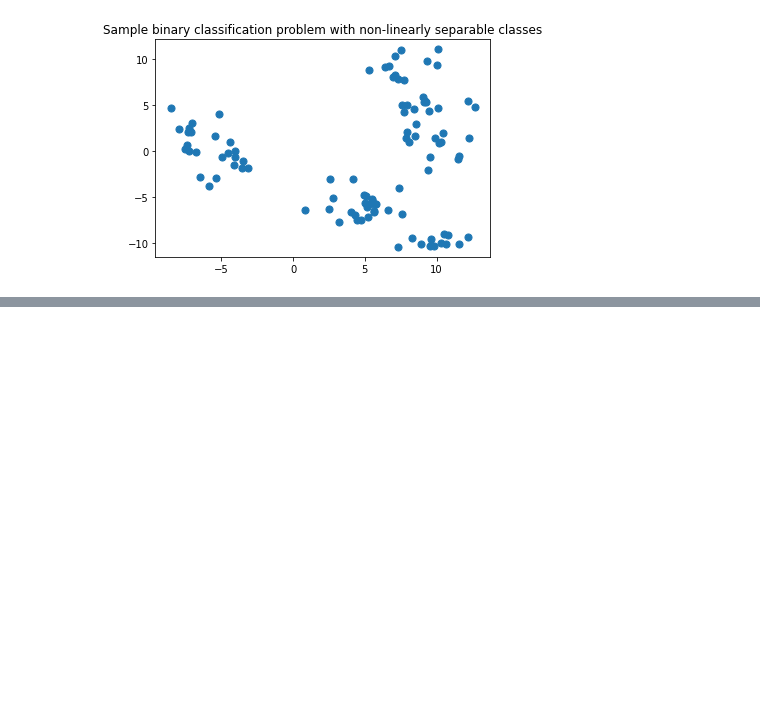
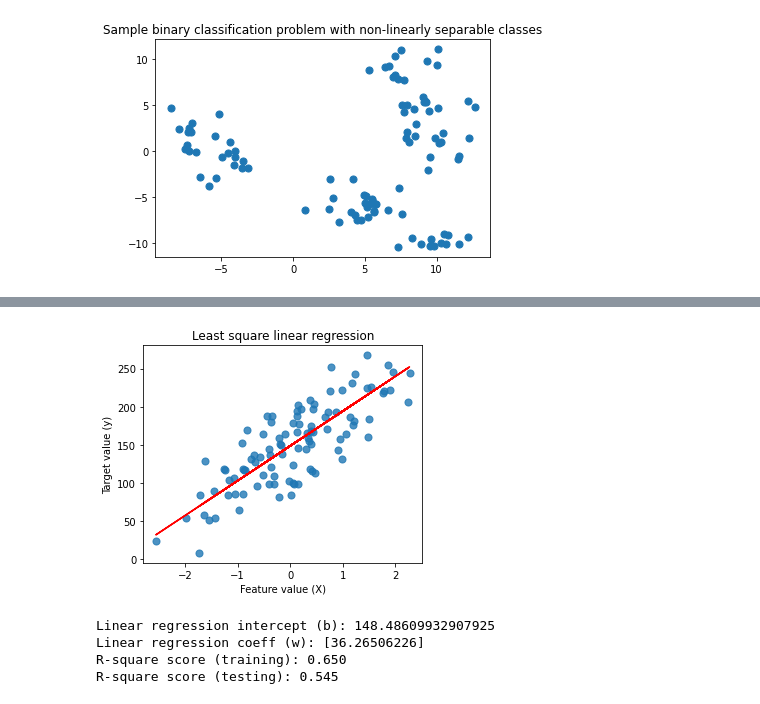
Before and after one commit to syedmeesamali/CourseraPlus, a Jupyter notebook: 4_Applied ML with Python/Course/checks.ipynb, the cells around one changed output, grey strips where cells are left out. Saved outputs shown, nothing was run; the diff lists cells and outputs as text; code cells hidden in the pictures; blank space fills up the shorter version.

Commit message:
Study continues for regression and parameters

```diff
--- a/4_Applied ML with Python/Course/checks.ipynb
+++ b/4_Applied ML with Python/Course/checks.ipynb
@@ -65,0 +68,23 @@ Linear regression coeff (w): [45.70870465]
+# %%
+plt.figure(figsize=(5, 4))
+plt.scatter(X_r1, y_r1, marker='o',s=50, alpha=0.8)
+plt.plot(X_r1, linreg.coef_ * X_r1 + linreg.intercept_, 'r-')
+plt.title('Least square linear regression')
+plt.xlabel('Feature value (X)')
+plt.ylabel('Target value (y)')
+plt.show()
+# %% [output]
+[figure, added]
+# %%
+from sklearn.linear_model import Ridge
+X_train, X_test, y_train, y_test = train_test_split(X_r1, y_r1, random_state = 0)
+linridge = Ridge(alpha=20.0).fit(X_train, y_train)
+print("Linear regression intercept (b): {}".format(linridge.intercept_))
+print("Linear regression coeff (w): {}".format(linridge.coef_))
+print("R-square score (training): {:.3f}".format(linridge.score(X_train, y_train)))
+print("R-square score (testing): {:.3f}".format(linridge.score(X_test, y_test)))
+# %% [output]
+Linear regression intercept (b): 148.48609932907925
+Linear regression coeff (w): [36.26506226]
+R-square score (training): 0.650
+R-square score (testing): 0.545
```
Also changed, not shown: parts of 2 cells of this notebook.
